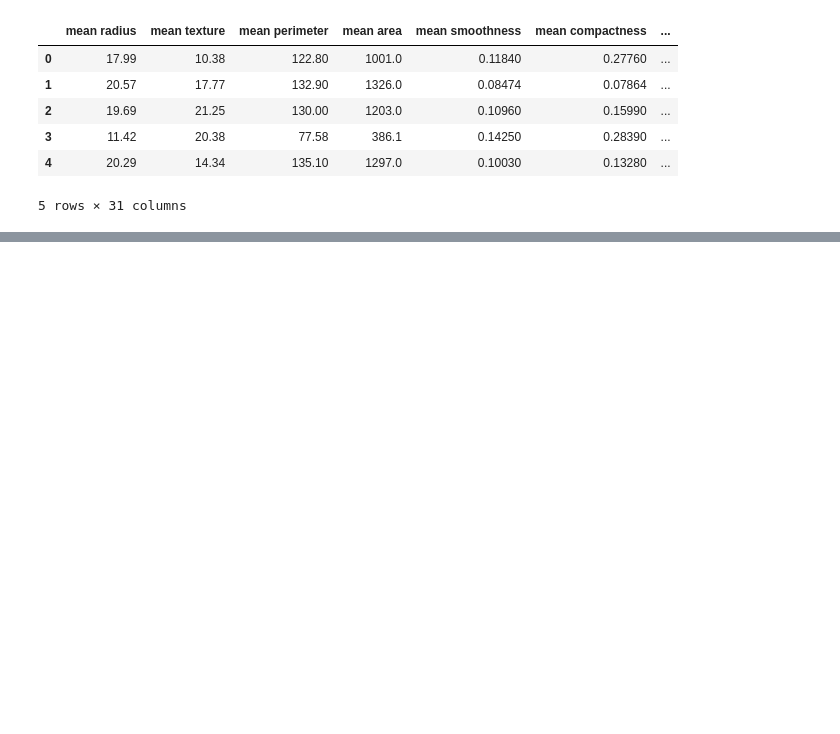
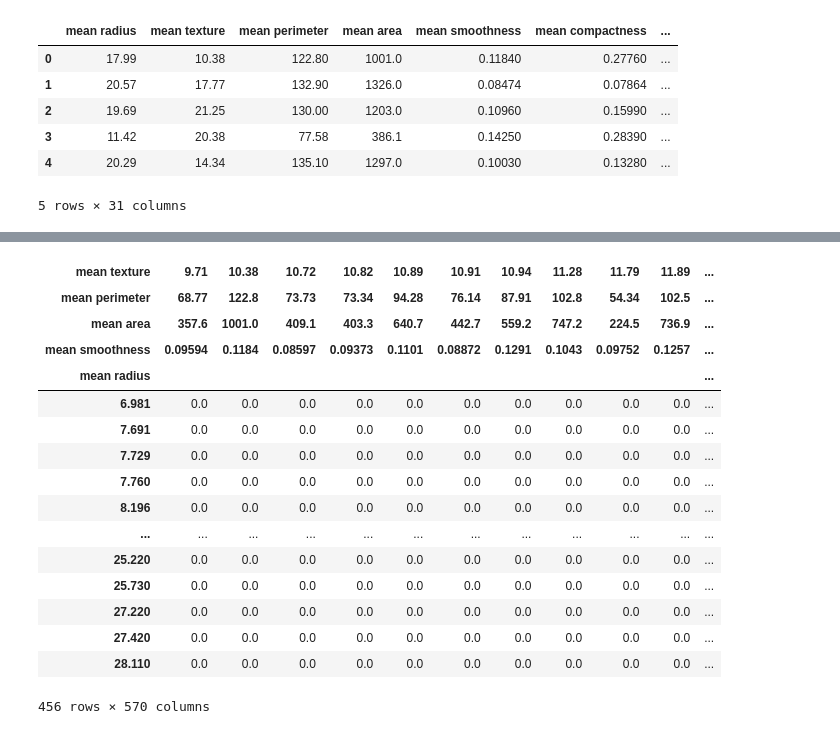
Before and after one commit to Deniz-shelby/Strive_Day1, a Jupyter notebook: M2/extra_ex/cond_prob_tab.ipynb, the cells around one changed output, grey strips where cells are left out. Saved outputs shown, nothing was run; the diff lists cells and outputs as text; code cells hidden in the pictures; blank space fills up the shorter version.

```diff
--- a/M2/extra_ex/cond_prob_tab.ipynb
+++ b/M2/extra_ex/cond_prob_tab.ipynb
@@ -134,0 +239,25 @@ Length: 480, dtype: float64
+# %%
+conditional_prob_col= pd.crosstab(index = df5['mean radius'], #Compute a simple cross tabulation of two (or more) factors.
+           columns = [df5['mean texture'],df5['mean perimeter'],df5['mean area'],df5['mean smoothness']],
+           margins = True,   # add = subtotals
+           dropna = True,
+           normalize = 'columns') #row normalizing so row sum is 1 ##### doesnt work with multiple columns ??
+display(conditional_prob_col)
+# %% [output]
+| mean texture | 9.71 | 10.38 | 10.72 | 10.82 | 10.89 | 10.91 | 10.94 | 11.28 | 11.79 | 11.89 | ... |
+| mean perimeter | 68.77 | 122.8 | 73.73 | 73.34 | 94.28 | 76.14 | 87.91 | 102.8 | 54.34 | 102.5 | ... |
+| mean area | 357.6 | 1001.0 | 409.1 | 403.3 | 640.7 | 442.7 | 559.2 | 747.2 | 224.5 | 736.9 | ... |
+| mean smoothness | 0.09594 | 0.1184 | 0.08597 | 0.09373 | 0.1101 | 0.08872 | 0.1291 | 0.1043 | 0.09752 | 0.1257 | ... |
+| mean radius |  |  |  |  |  |  |  |  |  |  | ... |
+| 6.981 | 0.0 | 0.0 | 0.0 | 0.0 | 0.0 | 0.0 | 0.0 | 0.0 | 0.0 | 0.0 | ... |
+| 7.691 | 0.0 | 0.0 | 0.0 | 0.0 | 0.0 | 0.0 | 0.0 | 0.0 | 0.0 | 0.0 | ... |
+| 7.729 | 0.0 | 0.0 | 0.0 | 0.0 | 0.0 | 0.0 | 0.0 | 0.0 | 0.0 | 0.0 | ... |
+| 7.760 | 0.0 | 0.0 | 0.0 | 0.0 | 0.0 | 0.0 | 0.0 | 0.0 | 0.0 | 0.0 | ... |
+| 8.196 | 0.0 | 0.0 | 0.0 | 0.0 | 0.0 | 0.0 | 0.0 | 0.0 | 0.0 | 0.0 | ... |
+| ... | ... | ... | ... | ... | ... | ... | ... | ... | ... | ... | ... |
+| 25.220 | 0.0 | 0.0 | 0.0 | 0.0 | 0.0 | 0.0 | 0.0 | 0.0 | 0.0 | 0.0 | ... |
+| 25.730 | 0.0 | 0.0 | 0.0 | 0.0 | 0.0 | 0.0 | 0.0 | 0.0 | 0.0 | 0.0 | ... |
+| 27.220 | 0.0 | 0.0 | 0.0 | 0.0 | 0.0 | 0.0 | 0.0 | 0.0 | 0.0 | 0.0 | ... |
+| 27.420 | 0.0 | 0.0 | 0.0 | 0.0 | 0.0 | 0.0 | 0.0 | 0.0 | 0.0 | 0.0 | ... |
+| 28.110 | 0.0 | 0.0 | 0.0 | 0.0 | 0.0 | 0.0 | 0.0 | 0.0 | 0.0 | 0.0 | ... |
+456 rows × 570 columns
```
Also changed, not shown: parts of 19 cells of this notebook.
